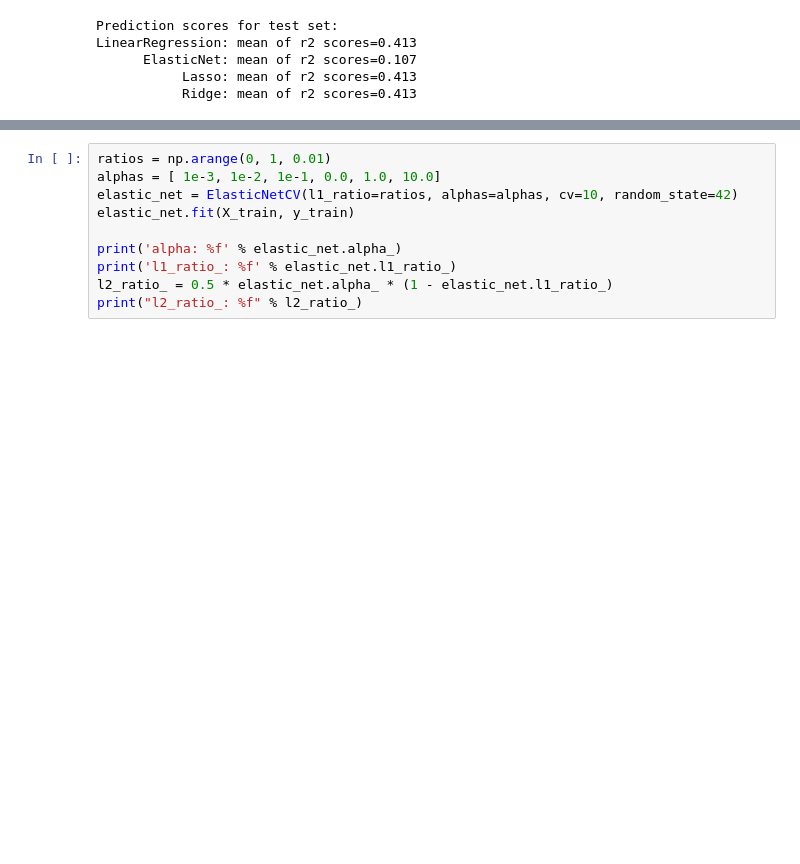
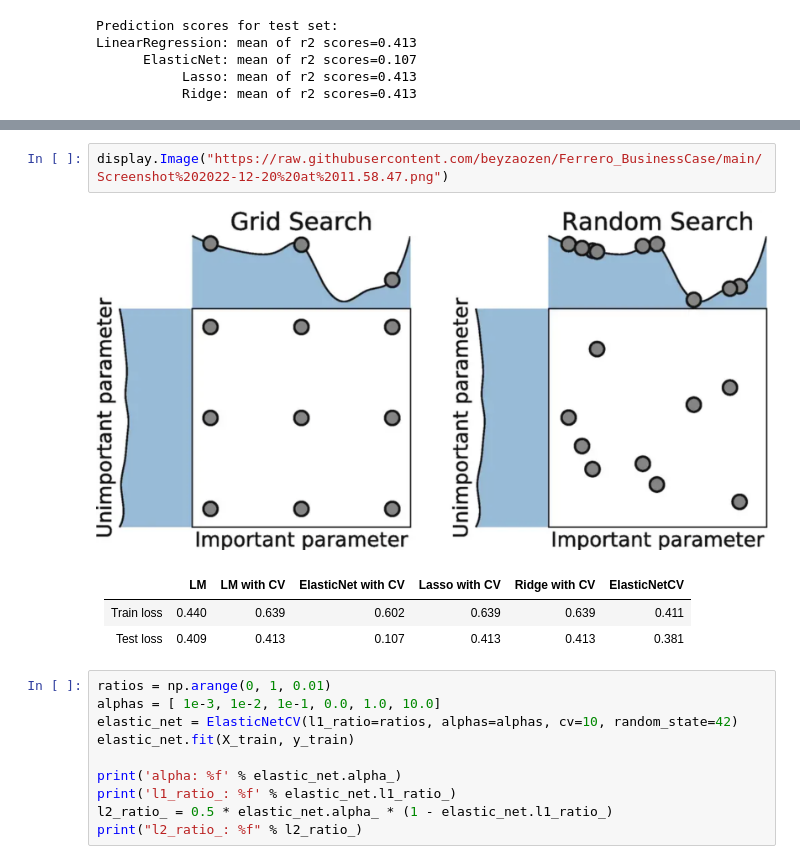
Before and after one commit to beyzaozen/Ferrero_BusinessCase, a Jupyter notebook: CaseStudy.ipynb, the cells around one changed output, grey strips where cells are left out. Saved outputs shown, nothing was run; the diff lists cells and outputs as text; blank space fills up the shorter version.

```diff
--- a/CaseStudy.ipynb
+++ b/CaseStudy.ipynb
@@ -318,3 +330,12 @@ LinearRegression: mean of r2 scores=0.413
+# %%
+display.Image("https://raw.githubusercontent.com/beyzaozen/Ferrero_BusinessCase/main/Screenshot%202022-12-20%20at%2011.58.47.png")
+# %% [output]
+[figure, added]
+# %% [markdown]
+|    | LM | LM with CV |  ElasticNet with CV| Lasso with CV| Ridge with CV| ElasticNetCV|
+| :- | -: | :- | -: | -: | -: |  -: |
+| Train loss| 0.440| 0.639 | 0.602 | 0.639 | 0.639 | 0.411 |
+| Test loss | 0.409| 0.413 | 0.107 | 0.413 | 0.413 | 0.381 |
 # %%
 ratios = np.arange(0, 1, 0.01)
 alphas = [ 1e-3, 1e-2, 1e-1, 0.0, 1.0, 10.0]
```
Also changed, not shown: parts of 10 cells of this notebook.
